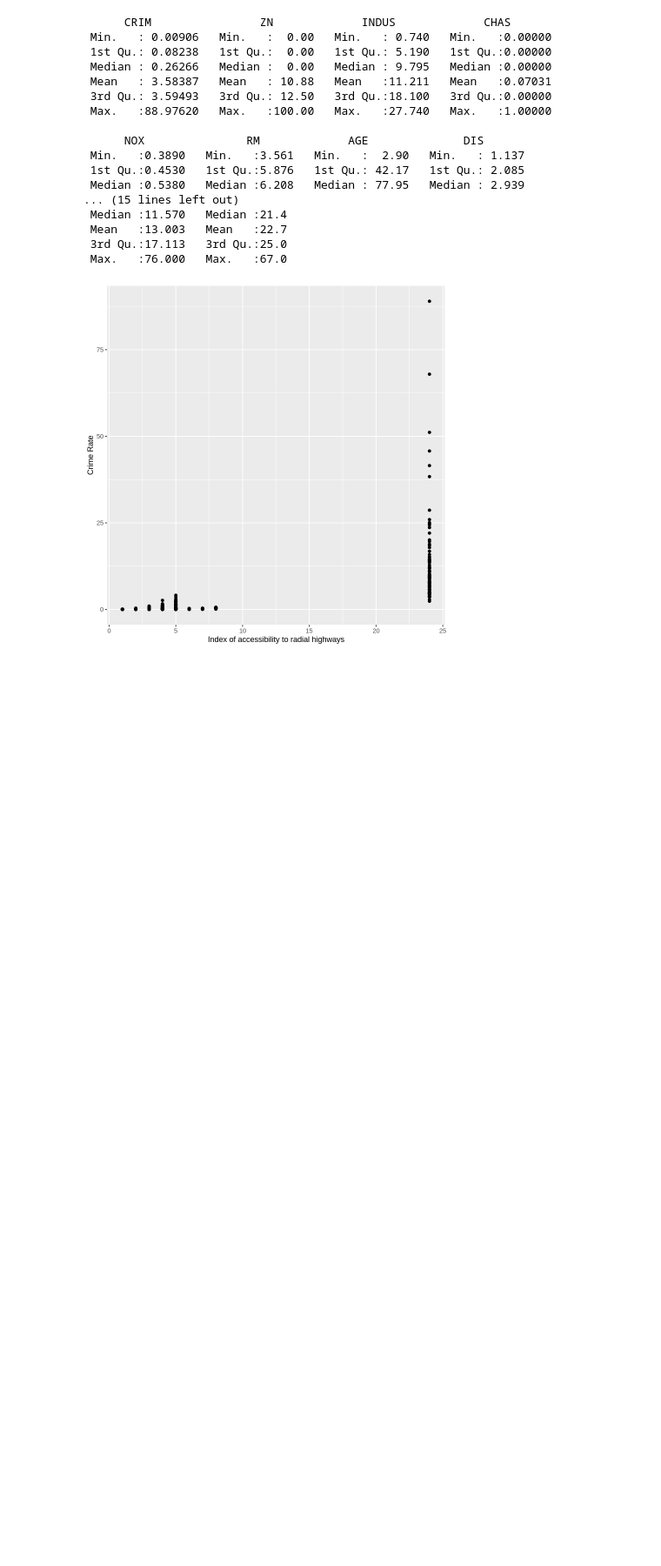
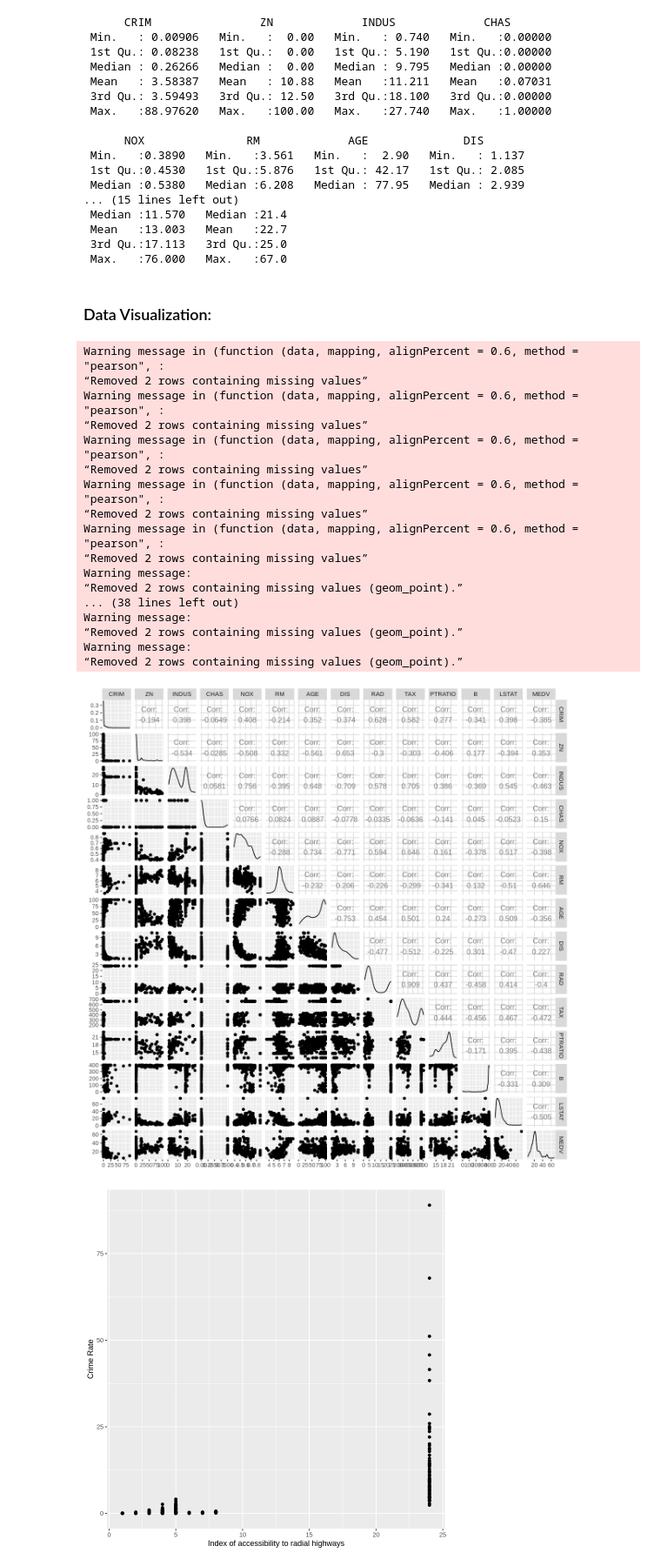
Before and after one commit to Zane-Z/DSCI-100-Group-Project, a Jupyter notebook: Group Proposal.ipynb, the cells around one changed output. Shown at 87% size. Cells and saved outputs as stored; diff of their text form; code cells hidden in the pictures; blank space fills up the shorter version.

```diff
--- a/Group Proposal.ipynb
+++ b/Group Proposal.ipynb
@@ -104,4 +125,32 @@ A tibble: 4 × 4
  Mean   :13.003   Mean   :22.7
  3rd Qu.:17.113   3rd Qu.:25.0
  Max.   :76.000   Max.   :67.0
+# %% [markdown]
+### Data Visualization:
+# %%
+# We first use ggpairs() function to see and decide which features have the strongest
+# correlation with the prediciton CRIM, among which we chose the ones that would make
+# sense in real life.
+
+options(repr.plot.width = 10, repr.plot.height = 10)
+ggpairs(data_training)
+# %% [output]
+Warning message in (function (data, mapping, alignPercent = 0.6, method = "pearson", :
+“Removed 2 rows containing missing values”
+Warning message in (function (data, mapping, alignPercent = 0.6, method = "pearson", :
+“Removed 2 rows containing missing values”
+Warning message in (function (data, mapping, alignPercent = 0.6, method = "pearson", :
+“Removed 2 rows containing missing values”
+Warning message in (function (data, mapping, alignPercent = 0.6, method = "pearson", :
+“Removed 2 rows containing missing values”
+Warning message in (function (data, mapping, alignPercent = 0.6, method = "pearson", :
+“Removed 2 rows containing missing values”
+Warning message:
+“Removed 2 rows containing missing values (geom_point).”
+... (38 lines left out)
+Warning message:
+“Removed 2 rows containing missing values (geom_point).”
+Warning message:
+“Removed 2 rows containing missing values (geom_point).”
+[figure, added]
 # %%
```
Also changed, not shown: parts of 14 cells of this notebook.
